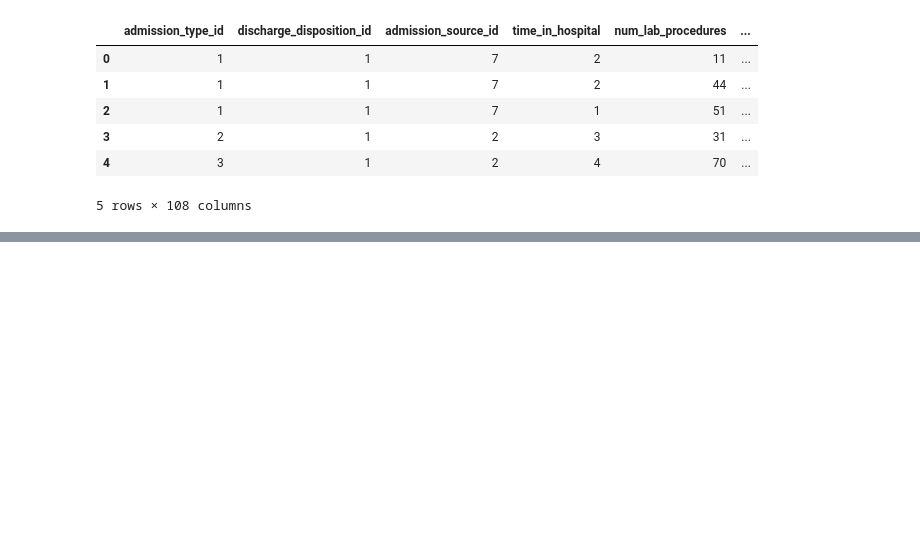
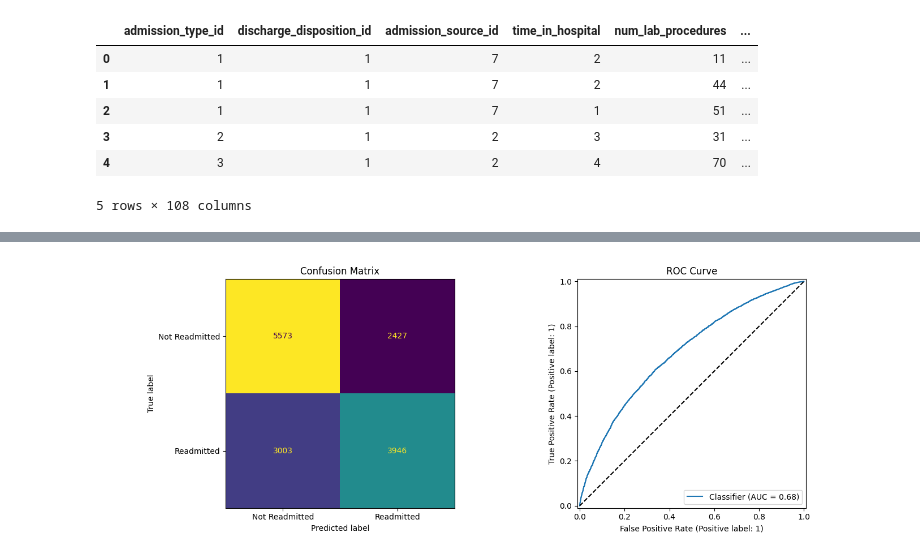
Before and after one commit to gemmagt/mlpharma-examples, a Jupyter notebook: 01-clinical-readmission-prediction/clinical-readmission-prediction.ipynb, the cells around one changed output, grey strips where cells are left out. Saved outputs shown, nothing was run; the diff lists cells and outputs as text; code cells hidden in the pictures; blank space fills up the shorter version.

```diff
--- a/01-clinical-readmission-prediction/clinical-readmission-prediction.ipynb
+++ b/01-clinical-readmission-prediction/clinical-readmission-prediction.ipynb
@@ -76,0 +142,13 @@ df_clean = pd.read_sql("SELECT * FROM patients;", conn)
+# %%
+#train/test split
+from sklearn.model_selection import train_test_split
+
+X=df_model.drop(columns=['readmitted_binary'])
+y=df_model['readmitted_binary']
+
+# 80% train, 20% test
+X_train, X_test, y_train, y_test = train_test_split(X, y,
+                                                    test_size=0.2, random_state=42, stratify=y)
+print(f"Train: {X_train.shape}, Test: {X_test.shape}")
+print(f"Train positive rate: {y_train.mean():.3f}")
+print(f"Test positive rate:  {y_test.mean():.3f}")
@@ -76,0 +180,13 @@ df_clean = pd.read_sql("SELECT * FROM patients;", conn)
+# %%
+#Evaluate on the held out test set
+from sklearn.metrics import (
+    classification_report, confusion_matrix,
+    roc_auc_score, ConfusionMatrixDisplay, RocCurveDisplay
+)
+import matplotlib.pyplot as plt
+
+y_pred = pipe.predict(X_test)
+y_proba = pipe.predict_proba(X_test)[:, 1]
+
+print(classification_report(y_test, y_pred, target_names=['Not Readmitted', 'Readmitted']))
+print(f"ROC-AUC: {roc_auc_score(y_test, y_proba):.4f}")
@@ -76,0 +204,19 @@ df_clean = pd.read_sql("SELECT * FROM patients;", conn)
+# %%
+# Confusion matrix
+fig, axes = plt.subplots(1, 2, figsize=(14, 5))
+
+ConfusionMatrixDisplay.from_predictions(
+    y_test, y_pred,
+    display_labels=['Not Readmitted', 'Readmitted'],
+    ax=axes[0], colorbar=False
+)
+axes[0].set_title("Confusion Matrix")
+
+RocCurveDisplay.from_predictions(y_test, y_proba, ax=axes[1])
+axes[1].set_title("ROC Curve")
+axes[1].plot([0,1],[0,1],'k--')
+
+plt.tight_layout()
+plt.show()
+# %% [output]
+[figure, added]
```
Also changed, not shown: parts of 11 cells of this notebook, 1 other file.
